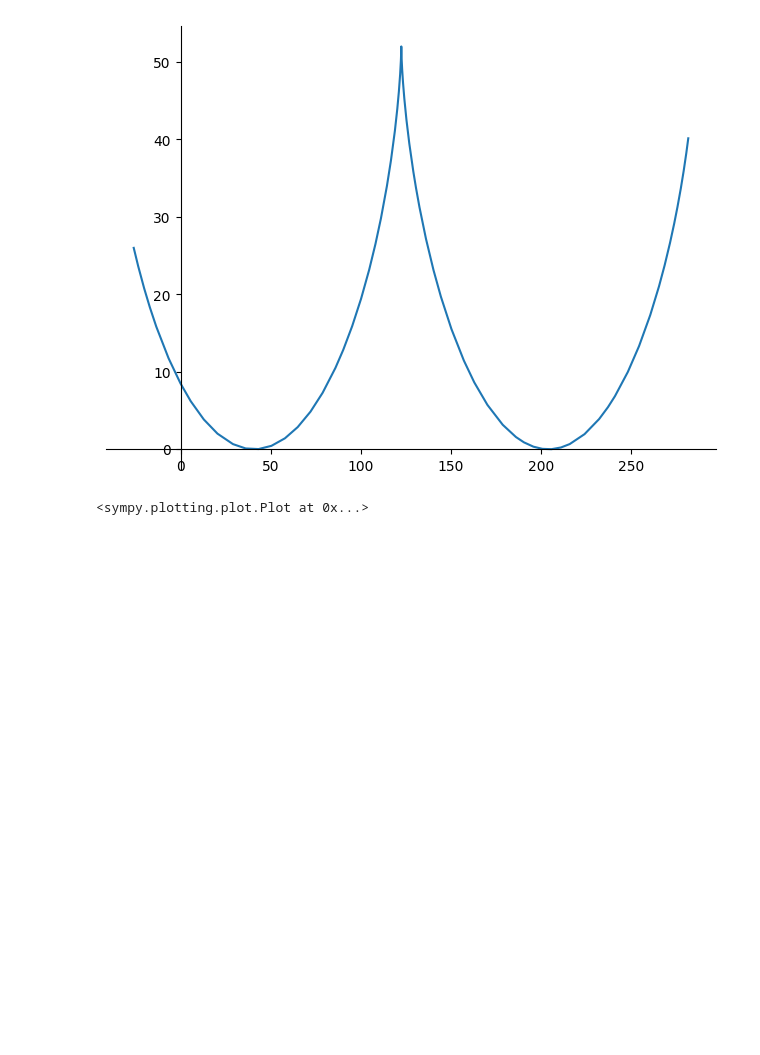
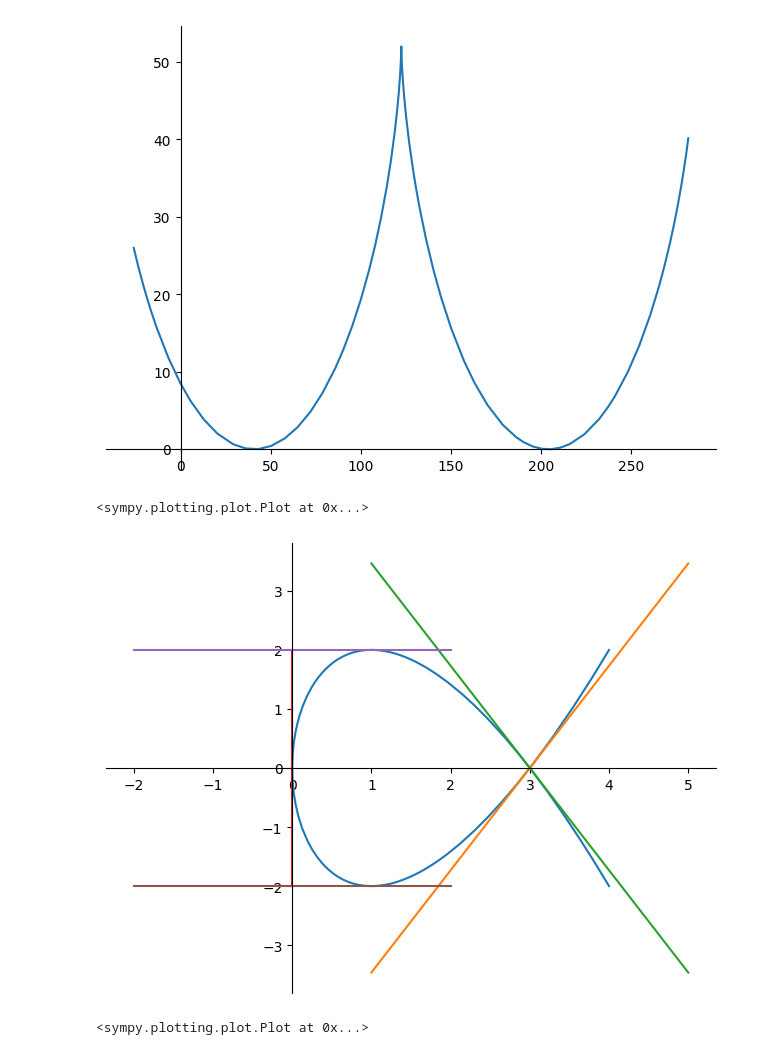
Before and after one commit to nurfnick/Calculus_2, a Jupyter notebook: Python/ParametricCurves.ipynb, the cells around one changed output. Cells and saved outputs as stored; diff of their text form; code cells hidden in the pictures; blank space fills up the shorter version.

```diff
--- a/Python/ParametricCurves.ipynb
+++ b/Python/ParametricCurves.ipynb
@@ -47,3 +47,8 @@ plot_parametric(26*t-26*cos(t),26-26*sin(t),(t,0,10))
 # %% [output]
 [figure]
 <sympy.plotting.plot.Plot at 0x...>
+# %%
+plot_parametric((t**2,t**3-3*t),(t+3,sqrt(3)*(t+3)-3*sqrt(3)),(t+3,-sqrt(3)*(t+3)+3*sqrt(3)),(0,t),(t,2),(t,-2),(t,-2,2))
+# %% [output]
+[figure, added]
+<sympy.plotting.plot.Plot at 0x...>
```
